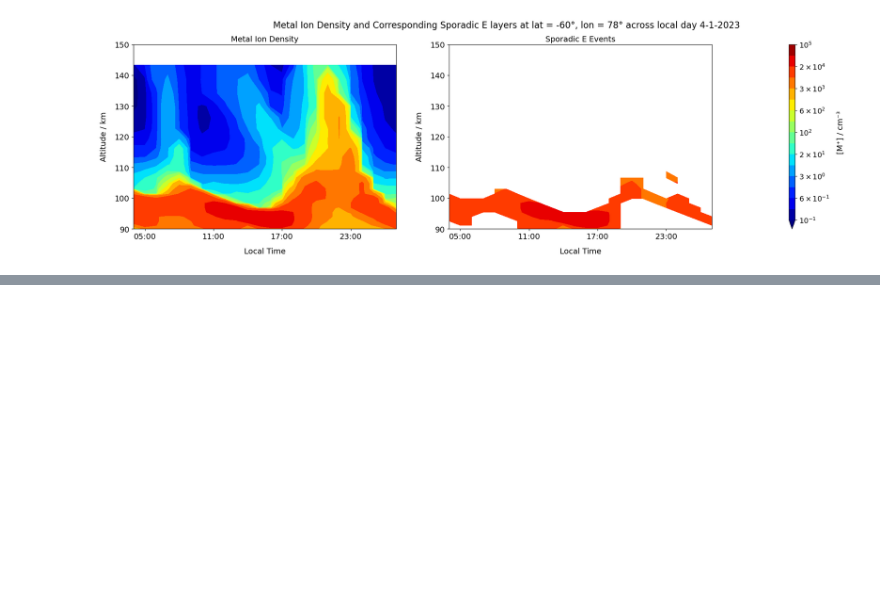
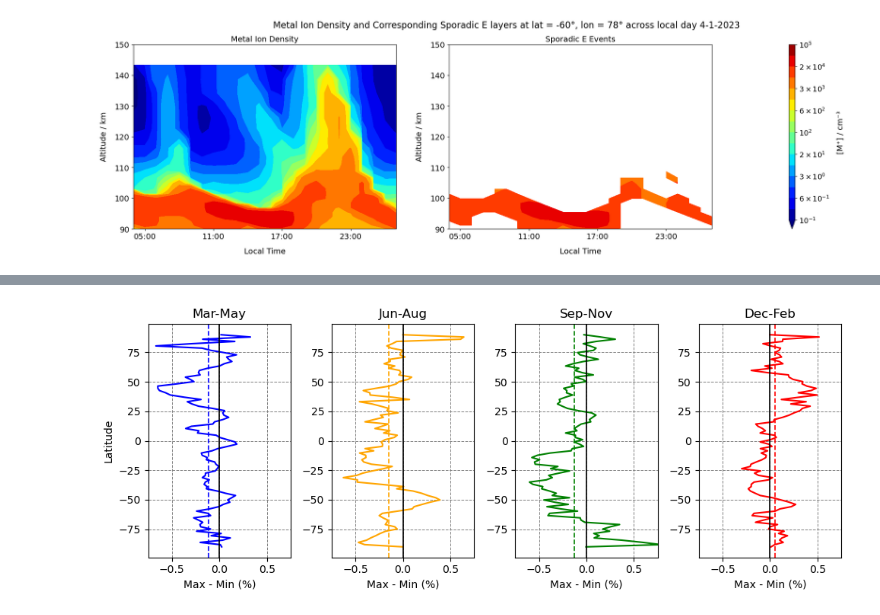
Before and after one commit to CharlieReyno/Sporadic-E-Project, a Jupyter notebook: WACCM_individual_plots.ipynb, the cells around one changed output, grey strips where cells are left out. Saved outputs shown, nothing was run; the diff lists cells and outputs as text; code cells hidden in the pictures; blank space fills up the shorter version.

```diff
--- a/WACCM_individual_plots.ipynb
+++ b/WACCM_individual_plots.ipynb
@@ -221,0 +1383,57 @@ plt.show()
+# %%
+
+diff_spr = max_spr_SpEsns_Occ_Freq_llav - min_spr_SpEsns_Occ_Freq_llav
+diff_sum = max_sum_SpEsns_Occ_Freq_llav - min_sum_SpEsns_Occ_Freq_llav
+diff_aut = max_aut_SpEsns_Occ_Freq_llav - min_aut_SpEsns_Occ_Freq_llav
+diff_win = max_win_SpEsns_Occ_Freq_llav - min_win_SpEsns_Occ_Freq_llav
+
+diff_spr_lat = diff_spr.mean(dim='lon')
+diff_sum_lat = diff_sum.mean(dim='lon')
+diff_aut_lat = diff_aut.mean(dim='lon')
+diff_win_lat = diff_win.mean(dim='lon')
+# %%
+import matplotlib.pyplot as plt
+import numpy as np
+
+lat_values = lat.values  # Assuming lat is an xarray DataArray
+
+# Create a new figure with 4 subplots
+fig, axes = plt.subplots(nrows=1, ncols=4, figsize=(10, 4), sharex=True)
+
+# Define grid line style
+grid_style = {'color': 'gray', 'linestyle': '--', 'linewidth': 0.7}
+zero_lat_style = {'color': 'black', 'linestyle': '-', 'linewidth': 1.2}
+
+# Calculate the average value for each dataset
+avg_values = [np.mean(data) for data in [diff_spr_lat, diff_sum_lat, diff_aut_lat, diff_win_lat]]
+
+# Plot each season on a separate subplot
+for ax, data, title, color, avg in zip(axes,
+                                       [diff_spr_lat, diff_sum_lat, diff_aut_lat, diff_win_lat],
+                                       ['Mar-May', 'Jun-Aug', 'Sep-Nov', 'Dec-Feb'],
+                                       ['blue', 'orange', 'green', 'red'],
+                                       avg_values):
+
+    ax.plot(data, lat_values, color=color)
+    ax.set_title(title)
+    ax.set_xlabel('Max - Min (%)')
+    ax.set_xlim(-0.75, 0.75)
+    ax.grid(True, **grid_style)
+    ax.axvline(0, color=zero_lat_style['color'], linestyle=zero_lat_style['linestyle'], linewidth=zero_lat_style['linewidth'])
+
+    # Plot the average value as a vertical line in the same color
+    ax.axvline(avg, color=color, linestyle='--', linewidth=1.2)
+
+axes[0].set_ylabel('Latitude')
+
+# Adjust layout to prevent overlap
+plt.tight_layout()
+
+# Save the figure
+figname = f'{run_name}_Lat_Lonavg_diffs.png'
+# plt.savefig(f'Figures/Solar_Comp/' + str(figname), dpi=400, bbox_inches='tight')
+
+# Show the plot
+plt.show()
+# %% [output]
+[figure, added]
```
Also changed, not shown: parts of 45 cells of this notebook.
